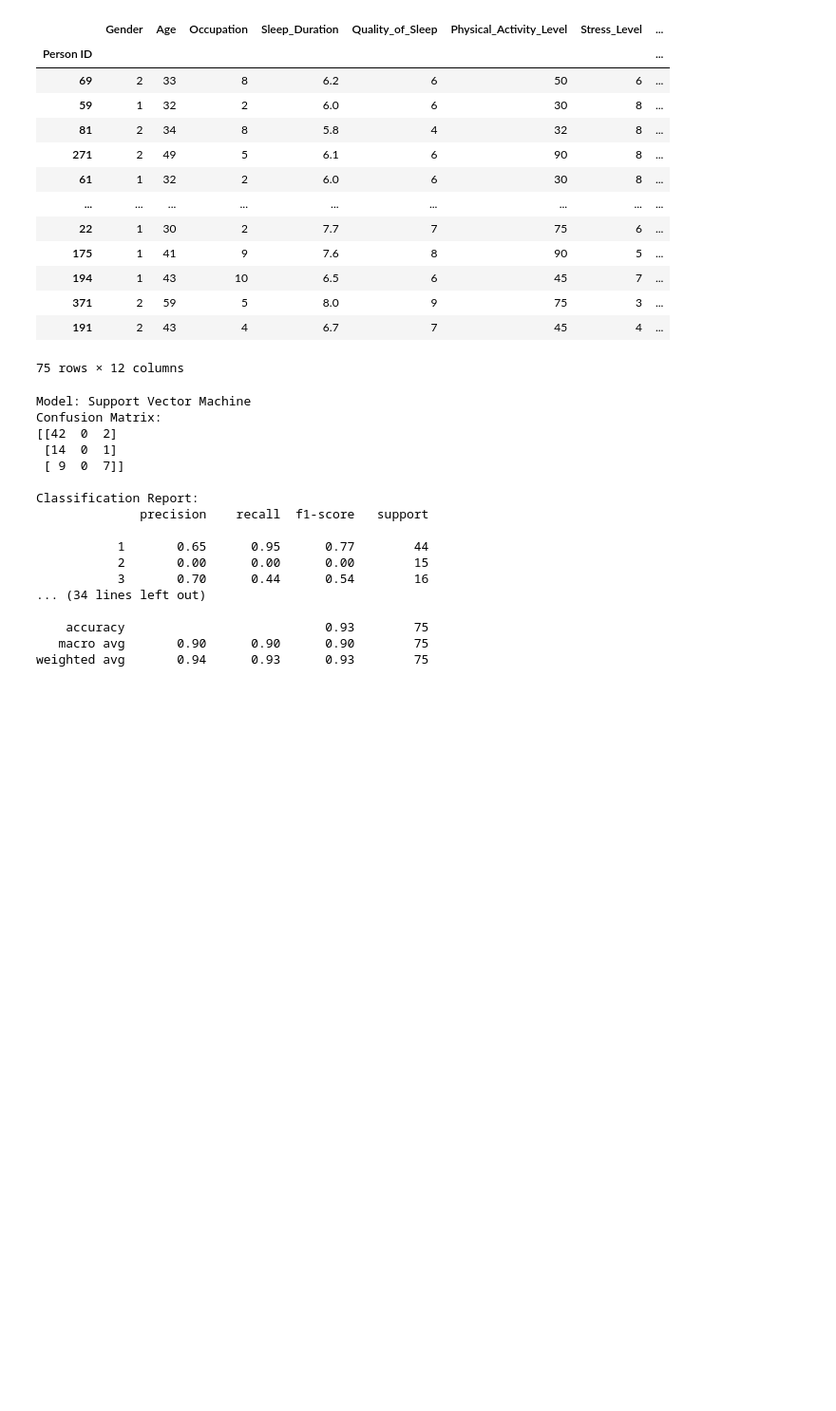
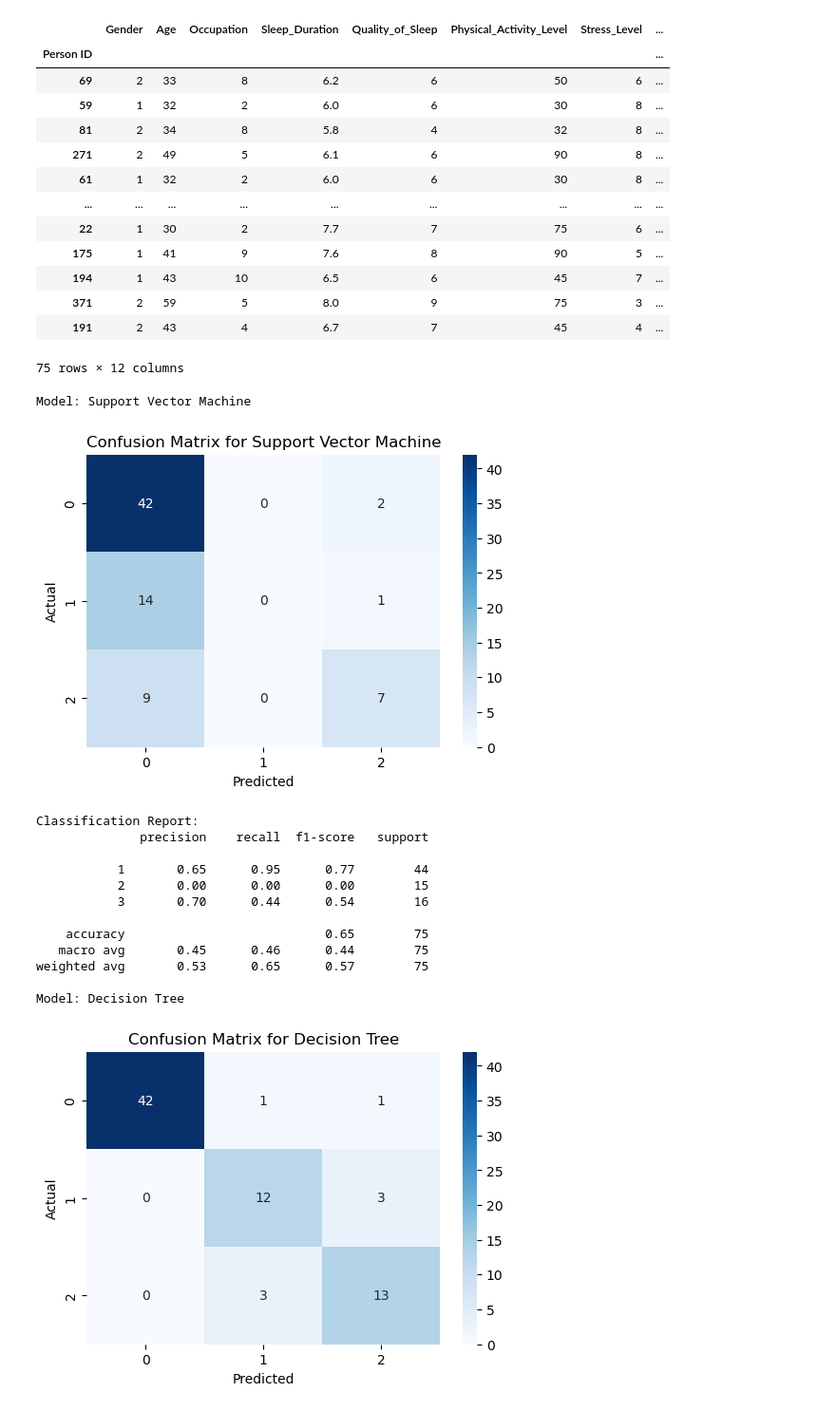
Before and after one commit to chemutai254/AI_FOR_SE, a Jupyter notebook: ML_WEEK_2/sleep_disorder_prediction.ipynb, the cells around one changed output. Shown at 95% size. Drawn from its saved outputs; the diff is of its cells as text; code cells hidden in the pictures; blank space fills up the shorter version.

```diff
--- a/ML_WEEK_2/sleep_disorder_prediction.ipynb
+++ b/ML_WEEK_2/sleep_disorder_prediction.ipynb
@@ -367,14 +355,10 @@ Index(['Gender', 'Age', 'Occupation', 'Sleep_Duration', 'Quality_of_Sleep',
 # %% [markdown]
 # Modelling
 # %%
-stolic_BP# Split the data
+# Split the data
 # X = df.drop('Sleep_Disorder', axis=1)
-X = df[['Gender', 'Age', 'Occupation', 'Sleep_Duration', 'Quality_of_Sleep', 'Physical_Activity_Level', 'Stress_Level', 'BMI_Category', 'Heart_Rate', 'Daily_Steps', 'Sy', 'Diastolic_BP']]
+X = df[['Gender', 'Age', 'Occupation', 'Sleep_Duration', 'Quality_of_Sleep', 'Physical_Activity_Level', 'Stress_Level', 'BMI_Category', 'Heart_Rate', 'Daily_Steps', 'Systolic_BP', 'Diastolic_BP']]
 y = df['Sleep_Disorder']
-
-# # Convert categorical variables to numerical using one-hot encoding
-# X = pd.get_dummies(X, drop_first=False)
-# X.head()
 
 X_train, X_test, y_train, y_test = train_test_split(X, y, test_size=0.2, random_state=RANDOM_SEED, stratify=y)
 X_train.shape, X_test.shape, y_train.shape, y_test.shape
@@ -407,30 +391,35 @@ models = {
 # %%
 # Train and evaluate models
 for model_name, model in models.items():
     model.fit(X_train, y_train)
     y_pred = model.predict(X_test)
     print(f"Model: {model_name}")
-    print("Confusion Matrix:")
-    print(confusion_matrix(y_test, y_pred))
+
+    # Visualize confusion matrix
+    plt.figure(figsize=(6, 4))
+    sns.heatmap(confusion_matrix(y_test, y_pred), annot=True, fmt='d', cmap='Blues')
+    plt.title(f'Confusion Matrix for {model_name}')
+    plt.xlabel('Predicted')
+    plt.ylabel('Actual')
+    plt.show();
+
     print("\nClassification Report:")
     print(classification_report(y_test, y_pred))
     # Save the model
     joblib.dump(model, f"{model_name.replace(' ', '_').lower()}_model.pkl")
 # %% [output]
 Model: Support Vector Machine
-Confusion Matrix:
-[[42  0  2]
- [14  0  1]
- [ 9  0  7]]
-
-Classification Report:
-              precision    recall  f1-score   support
-
-           1       0.65      0.95      0.77        44
-           2       0.00      0.00      0.00        15
-           3       0.70      0.44      0.54        16
-... (34 lines left out)
-
-    accuracy                           0.93        75
-   macro avg       0.90      0.90      0.90        75
-weighted avg       0.94      0.93      0.93        75
+[figure, added]
+Classification Report:
+              precision    recall  f1-score   support
+
+           1       0.65      0.95      0.77        44
+           2       0.00      0.00      0.00        15
+           3       0.70      0.44      0.54        16
+
+    accuracy                           0.65        75
+   macro avg       0.45      0.46      0.44        75
+weighted avg       0.53      0.65      0.57        75
+
+Model: Decision Tree
+[figure, added]
```
Also changed, not shown: parts of 4 cells of this notebook, 12 other files.
